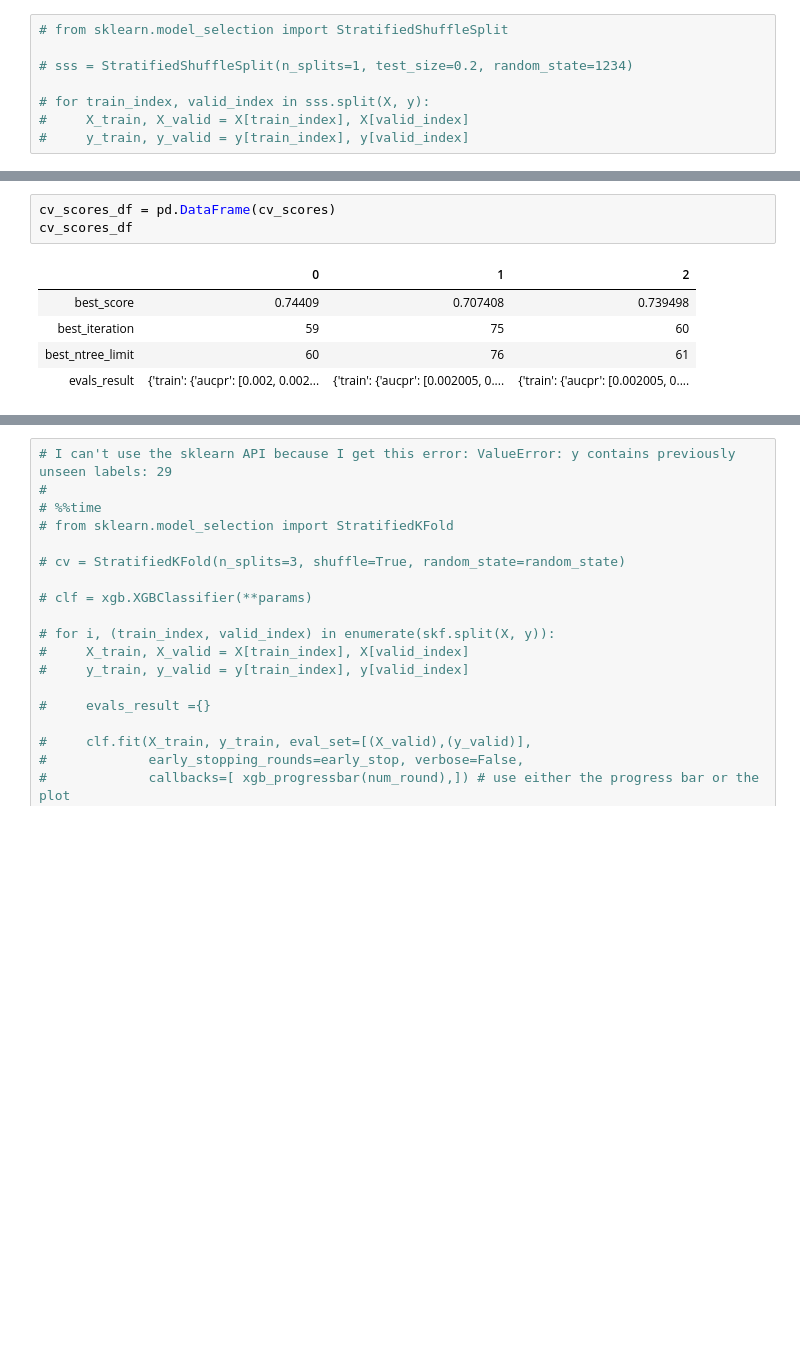
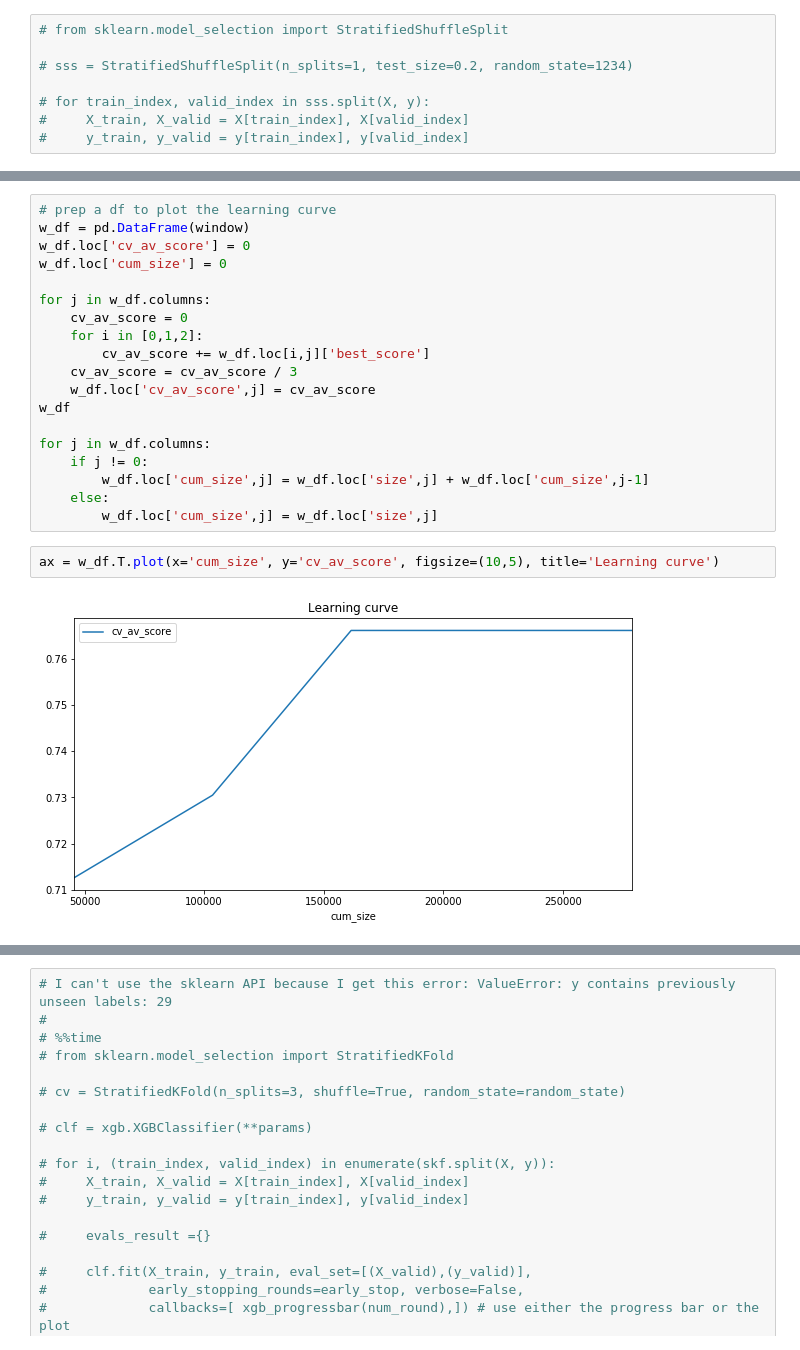
Before and after one commit to romirmoza/omop-cdm-postgresql, a Jupyter notebook: XGB_model_4.ipynb, the cells around one changed output, grey strips where cells are left out. Drawn from its saved outputs; the diff is of its cells as text; blank space fills up the shorter version.

Commit message:
online iterative learning

```diff
--- a/XGB_model_4.ipynb
+++ b/XGB_model_4.ipynb
@@ -525,9 +538,23 @@ Wall time: 49 s
-# %%
-cv_scores_df = pd.DataFrame(cv_scores)
-cv_scores_df
-# %% [output]
-|  | 0 | 1 | 2 |
-| best_score | 0.74409 | 0.707408 | 0.739498 |
-| best_iteration | 59 | 75 | 60 |
-| best_ntree_limit | 60 | 76 | 61 |
-| evals_result | {'train': {'aucpr': [0.002, 0.002... | {'train': {'aucpr': [0.002005, 0.... | {'train': {'aucpr': [0.002005, 0.... |
+# %%
+# prep a df to plot the learning curve
+w_df = pd.DataFrame(window)
+w_df.loc['cv_av_score'] = 0
+w_df.loc['cum_size'] = 0
+
+for j in w_df.columns:
+    cv_av_score = 0
+    for i in [0,1,2]:
+        cv_av_score += w_df.loc[i,j]['best_score']
+    cv_av_score = cv_av_score / 3
+    w_df.loc['cv_av_score',j] = cv_av_score
+w_df
+
+for j in w_df.columns:
+    if j != 0:
+        w_df.loc['cum_size',j] = w_df.loc['size',j] + w_df.loc['cum_size',j-1]
+    else:
+        w_df.loc['cum_size',j] = w_df.loc['size',j]
+# %%
+ax = w_df.T.plot(x='cum_size', y='cv_av_score', figsize=(10,5), title='Learning curve')
+# %% [output]
+[figure, added]
```
Also changed, not shown: parts of 17 cells of this notebook.
